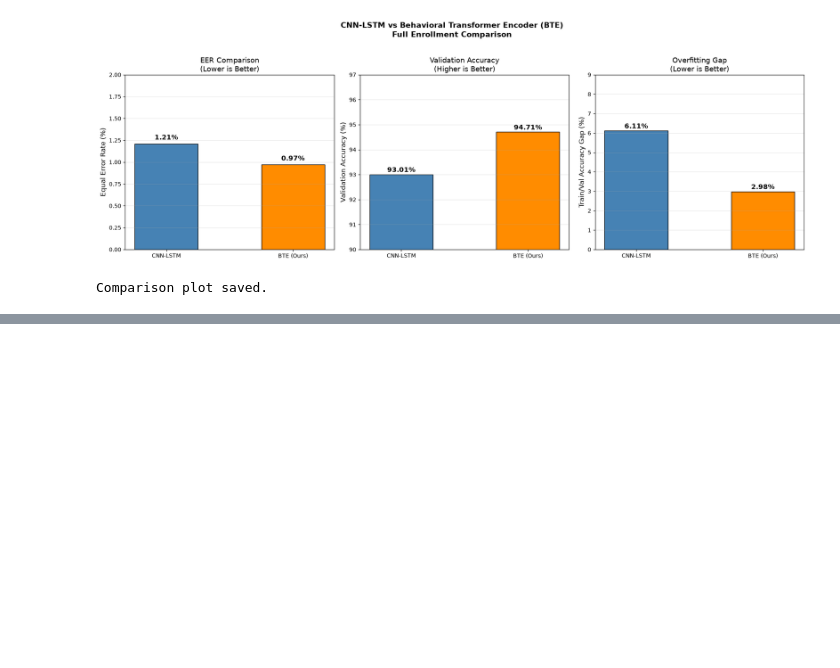
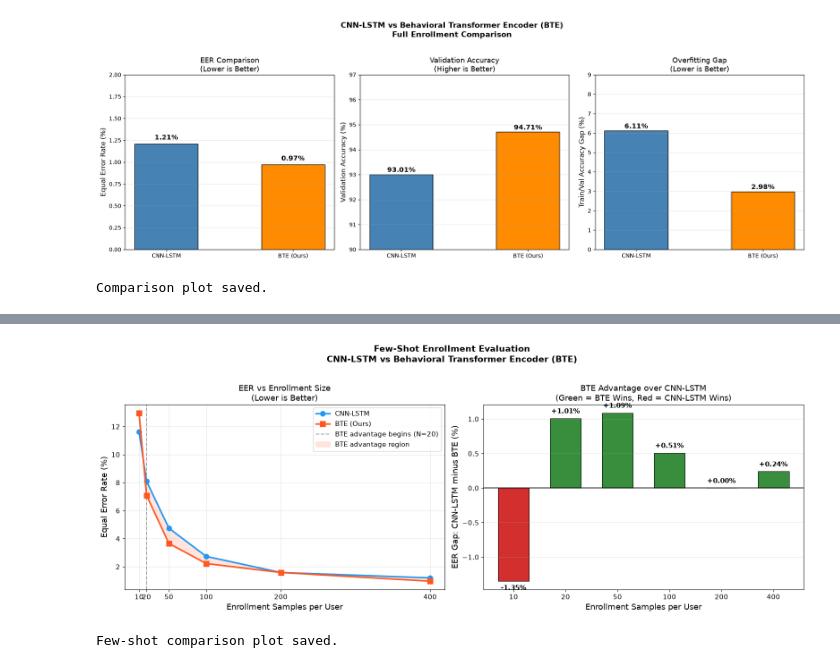
Before and after one commit to Ransomas/behavioral-auth-bte, a Jupyter notebook: notebooks/03_behavioral_transformer_encoder.ipynb, the cells around one changed output, grey strips where cells are left out. Cells and saved outputs as stored; diff of their text form; code cells hidden in the pictures; blank space fills up the shorter version.

Commit message:
Add few-shot evaluation: EER curves across enrollment sizes 10-400

```diff
--- a/notebooks/03_behavioral_transformer_encoder.ipynb
+++ b/notebooks/03_behavioral_transformer_encoder.ipynb
@@ -453,0 +780,80 @@ Comparison plot saved.
+# %%
+import matplotlib.pyplot as plt
+import numpy as np
+
+fig, (ax1, ax2) = plt.subplots(1, 2, figsize=(16, 6))
+
+enrollment_sizes_full = [10, 20, 50, 100, 200, 400]
+cnn_lstm_eers_full    = [11.62, 8.10, 4.75, 2.74, 1.59, 1.21]
+bte_eers_full         = [12.97, 7.09, 3.66, 2.23, 1.59, 0.97]
+
+# ── Plot 1: EER vs Enrollment Size ─────────────────────────────────────────
+ax1.plot(enrollment_sizes_full, cnn_lstm_eers_full,
+         'o-', color='#2196F3', linewidth=2.5,
+         markersize=8, label='CNN-LSTM', zorder=3)
+ax1.plot(enrollment_sizes_full, bte_eers_full,
+         's-', color='#FF5722', linewidth=2.5,
+         markersize=8, label='BTE (Ours)', zorder=3)
+
+# Highlight the crossover point
+ax1.axvline(x=20, color='gray', linestyle='--',
+            alpha=0.7, label='BTE advantage begins (N=20)')
+
+# Shade the region where BTE wins
+ax1.fill_between(
+    enrollment_sizes_full[1:],
+    cnn_lstm_eers_full[1:],
+    bte_eers_full[1:],
+    alpha=0.15, color='#FF5722',
+    label='BTE advantage region'
+)
+
+ax1.set_xlabel('Enrollment Samples per User', fontsize=13)
+ax1.set_ylabel('Equal Error Rate (%)', fontsize=13)
+ax1.set_title('EER vs Enrollment Size\n(Lower is Better)', fontsize=13)
+ax1.legend(fontsize=11)
+ax1.grid(True, alpha=0.3)
+ax1.tick_params(labelsize=11)
+ax1.set_xticks(enrollment_sizes_full)
+
+# ── Plot 2: Performance Gap ────────────────────────────────────────────────
+gaps = [c - b for c, b in zip(cnn_lstm_eers_full, bte_eers_full)]
+colors_gap = ['#d32f2f' if g < 0 else '#388e3c' for g in gaps]
+
+bars = ax2.bar(
+    [str(n) for n in enrollment_sizes_full],
+    gaps,
+    color=colors_gap,
+    edgecolor='black',
+    linewidth=0.8,
+    width=0.6
+)
+ax2.axhline(y=0, color='black', linewidth=1.2)
+ax2.set_xlabel('Enrollment Samples per User', fontsize=13)
+ax2.set_ylabel('EER Gap: CNN-LSTM minus BTE (%)', fontsize=13)
+ax2.set_title('BTE Advantage over CNN-LSTM\n(Green = BTE Wins, Red = CNN-LSTM Wins)',
+              fontsize=13)
+ax2.grid(axis='y', alpha=0.3)
+ax2.tick_params(labelsize=11)
+
+for bar, val in zip(bars, gaps):
+    ypos = bar.get_height() + 0.05 if val >= 0 else bar.get_height() - 0.15
+    ax2.text(
+        bar.get_x() + bar.get_width()/2,
+        ypos,
+        f'{val:+.2f}%',
+        ha='center', va='bottom',
+        fontsize=11, fontweight='bold'
+    )
+
+plt.suptitle(
+    'Few-Shot Enrollment Evaluation\nCNN-LSTM vs Behavioral Transformer Encoder (BTE)',
+    fontsize=14, fontweight='bold', y=1.02
+)
+plt.tight_layout()
+plt.savefig('../models/few_shot_comparison.png', dpi=150, bbox_inches='tight')
+plt.show()
+print("Few-shot comparison plot saved.")
+# %% [output]
+[figure, added]
+Few-shot comparison plot saved.
```
Also changed, not shown: parts of 5 cells of this notebook, 1 other file.
